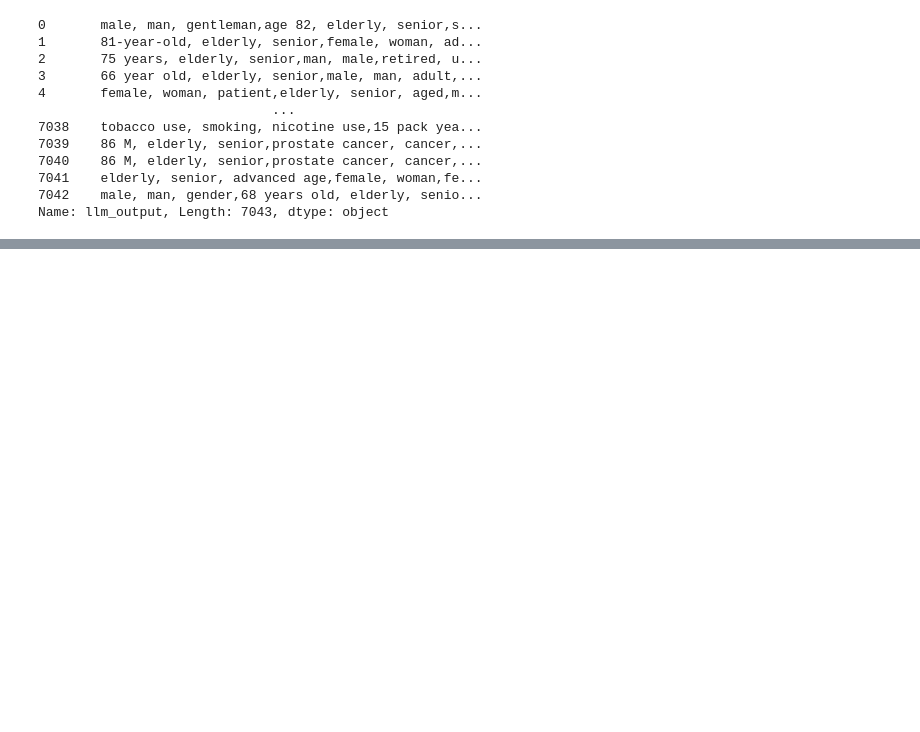
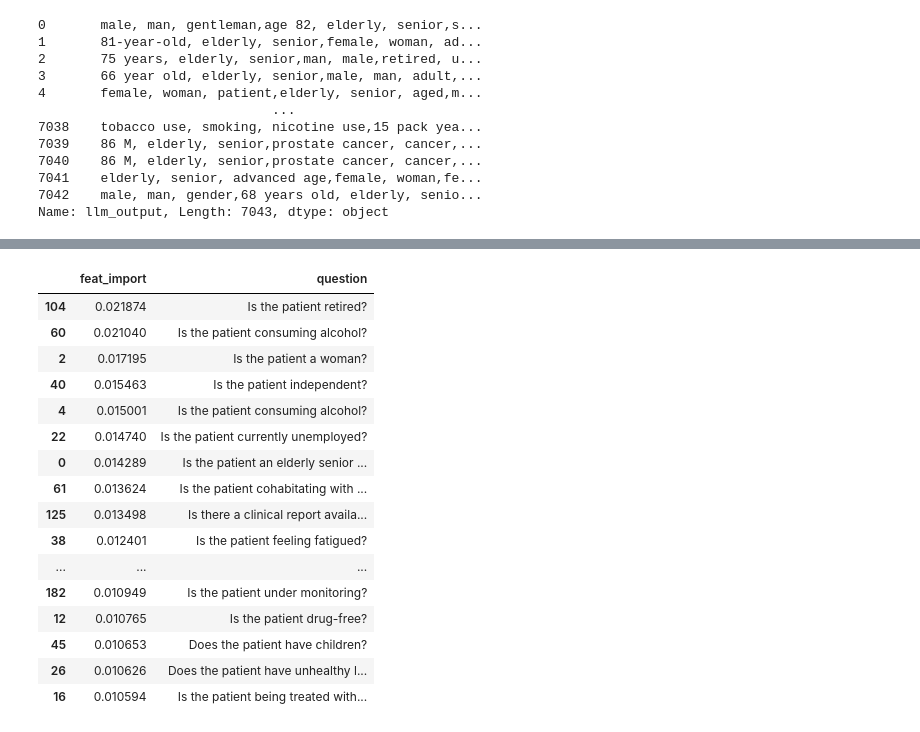
Before and after one commit to jjfeng/bc-llm, a Jupyter notebook: test.ipynb, the cells around one changed output, grey strips where cells are left out. Drawn from its saved outputs; the diff is of its cells as text; code cells hidden in the pictures; blank space fills up the shorter version.

```diff
--- a/test.ipynb
+++ b/test.ipynb
@@ -377,0 +329,26 @@ processor._save_results(
+# %%
+rf = RandomForestClassifier(n_jobs=5)
+rf.fit(probability_matrix_df, llm_extract_df.y.iloc[train_idxs[:NUM_EXTRACT]])
+rf_df = pd.DataFrame({
+    "feat_import": rf.feature_importances_,
+    "question": [topic_q.question for topic_q in all_topic_questions]
+})
+rf_df.sort_values(by="feat_import", ascending=False).head(20)
+# %% [output]
+|  | feat_import | question |
+| 104 | 0.021874 | Is the patient retired? |
+| 60 | 0.021040 | Is the patient consuming alcohol? |
+| 2 | 0.017195 | Is the patient a woman? |
+| 40 | 0.015463 | Is the patient independent? |
+| 4 | 0.015001 | Is the patient consuming alcohol? |
+| 22 | 0.014740 | Is the patient currently unemployed? |
+| 0 | 0.014289 | Is the patient an elderly senior ... |
+| 61 | 0.013624 | Is the patient cohabitating with ... |
+| 125 | 0.013498 | Is there a clinical report availa... |
+| 38 | 0.012401 | Is the patient feeling fatigued? |
+| ... | ... | ... |
+| 182 | 0.010949 | Is the patient under monitoring? |
+| 12 | 0.010765 | Is the patient drug-free? |
+| 45 | 0.010653 | Does the patient have children? |
+| 26 | 0.010626 | Does the patient have unhealthy l... |
+| 16 | 0.010594 | Is the patient being treated with... |
```
Also changed, not shown: parts of 31 cells of this notebook.
